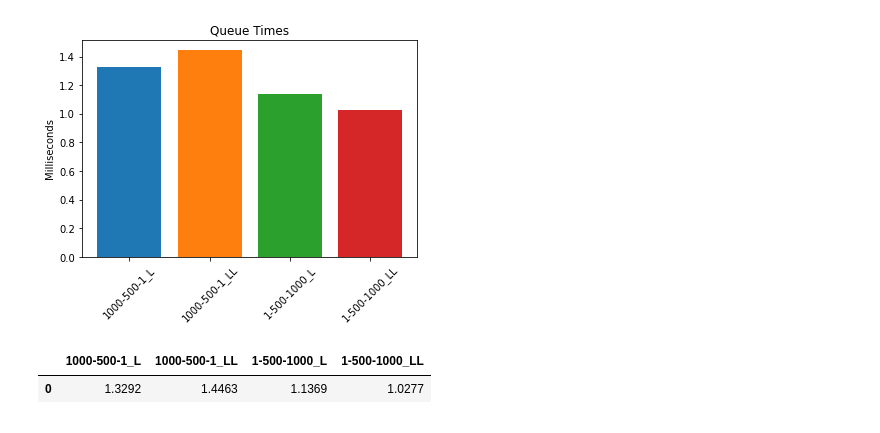
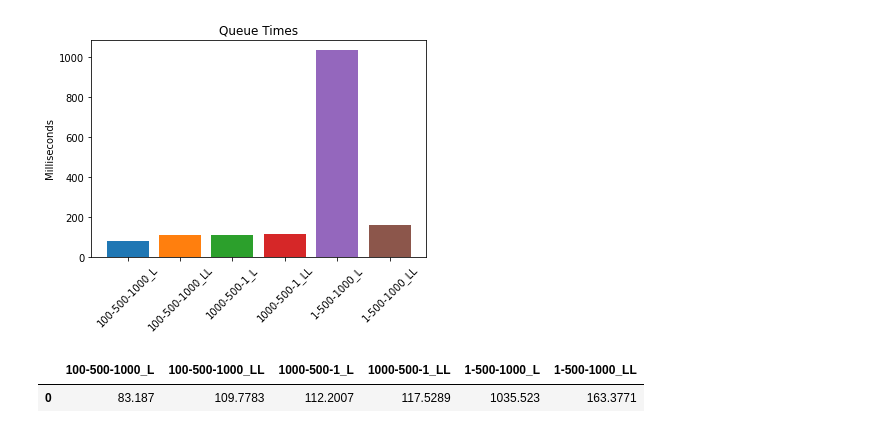
Before and after one commit to KPZNet/StackQueueLists, a Jupyter notebook: StackQueueNotes.ipynb, the cells around one changed output. Cells and saved outputs as stored; diff of their text form; code cells hidden in the pictures.

```diff
--- a/StackQueueNotes.ipynb
+++ b/StackQueueNotes.ipynb
@@ -32,21 +32,23 @@ display(queue_times_df)
 # %%
 sr = QueueRunner ()
 
 queue_times_df = pd.DataFrame ()
 
+queue_times_df["100-500-1000_L"] = [sr.RunQueueList2(100, 500, 1000, QueueList())]
+queue_times_df["100-500-1000_LL"] = [sr.RunQueueList2 ( 100, 500, 1000, QueueLinkedList () )]
 
-queue_times_df["1000-500-1_L"] = [sr.RunQueueList2(1000, 500, 1, QueueList())]
-queue_times_df["1000-500-1_LL"] = [sr.RunQueueList2 ( 1000, 500, 1, QueueLinkedList () )]
+queue_times_df["1000-500-1_L"] = [sr.RunQueueList2(100000, 500, 1, QueueList())]
+queue_times_df["1000-500-1_LL"] = [sr.RunQueueList2 ( 100000, 500, 1, QueueLinkedList () )]
 
-queue_times_df["1-500-1000_L"] = [sr.RunQueueList2(1, 500, 1000, QueueList())]
-queue_times_df["1-500-1000_LL"] = [sr.RunQueueList2 ( 1, 500, 1000, QueueLinkedList () )]
+queue_times_df["1-500-1000_L"] = [sr.RunQueueList2(1, 500, 100000, QueueList())]
+queue_times_df["1-500-1000_LL"] = [sr.RunQueueList2 ( 1, 500, 100000, QueueLinkedList () )]
 
 sr.plot_queue_comparisons_bg(queue_times_df)
 display(queue_times_df)
 # %% [output]
-[figure, old version]
+[figure, new version]
-|  | 1000-500-1_L | 1000-500-1_LL | 1-500-1000_L | 1-500-1000_LL |
-| 0 | 1.3292 | 1.4463 | 1.1369 | 1.0277 |
+|  | 100-500-1000_L | 100-500-1000_LL | 1000-500-1_L | 1000-500-1_LL | 1-500-1000_L | 1-500-1000_LL |
+| 0 | 83.187 | 109.7783 | 112.2007 | 117.5289 | 1035.523 | 163.3771 |
 # %%
 sr = StackRunner()
 stack_times_df = pd.DataFrame ()
```
Also changed, not shown: parts of 3 cells of this notebook, 1 other file.
